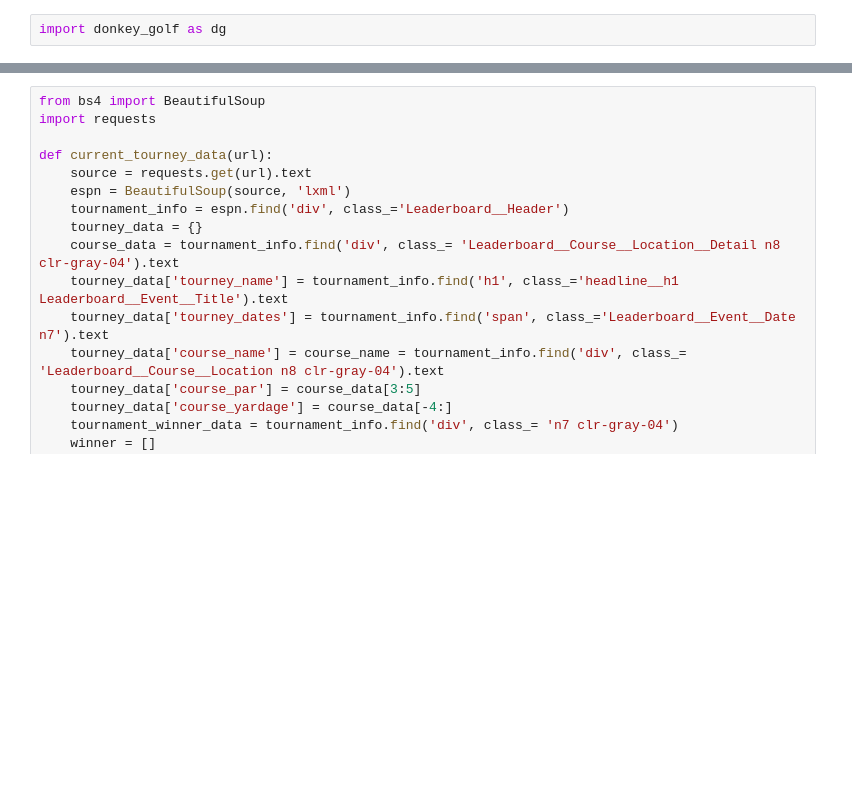
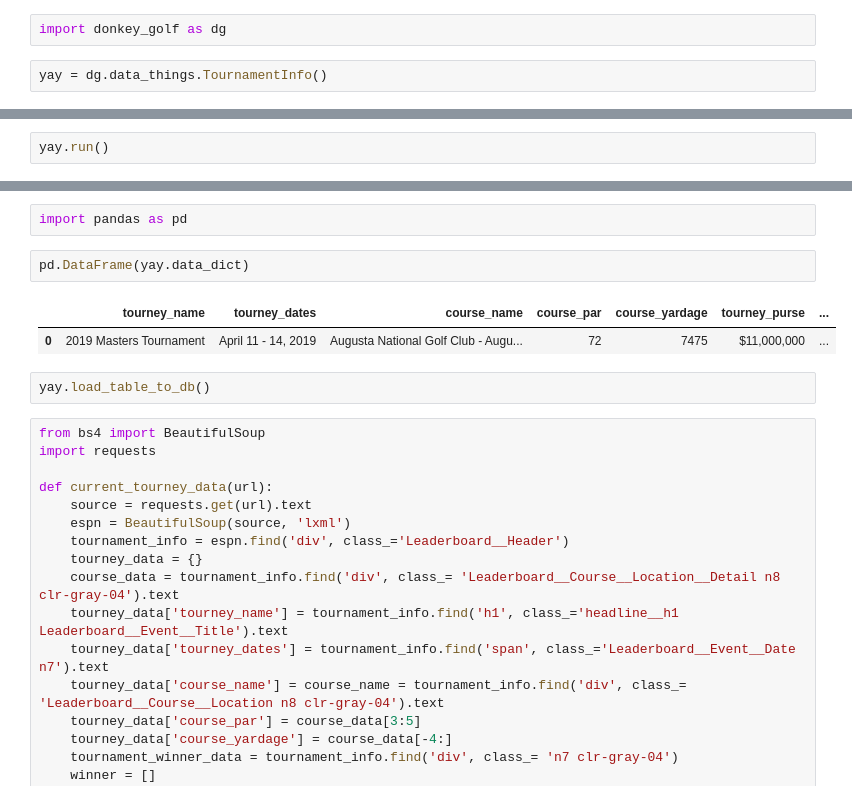
Before and after one commit to jbarton311/donkey_golf, a Jupyter notebook: jupyter_notebooks/class_testing.ipynb, the cells around one changed output, grey strips where cells are left out. Saved outputs shown, nothing was run; the diff lists cells and outputs as text; blank space fills up the shorter version.

Commit message:
Allowing tourney_info to load to database

```diff
--- a/jupyter_notebooks/class_testing.ipynb
+++ b/jupyter_notebooks/class_testing.ipynb
@@ -7,2 +14,4 @@ ls
 # %%
 import donkey_golf as dg
+# %%
+yay = dg.data_things.TournamentInfo()
@@ -8,0 +22,2 @@ import donkey_golf as dg
+# %%
+yay.run()
@@ -9,3 +34,12 @@ import donkey_golf as dg
+# %%
+import pandas as pd
+# %%
+pd.DataFrame(yay.data_dict)
+# %% [output]
+|  | tourney_name | tourney_dates | course_name | course_par | course_yardage | tourney_purse | ... |
+| 0 | 2019 Masters Tournament | April 11 - 14, 2019 | Augusta National Golf Club - Augu... | 72 | 7475 | $11,000,000 | ... |
+# %%
+yay.load_table_to_db()
 # %%
 from bs4 import BeautifulSoup
 import requests
```
Also changed, not shown: parts of 6 cells of this notebook, 1 other file.
